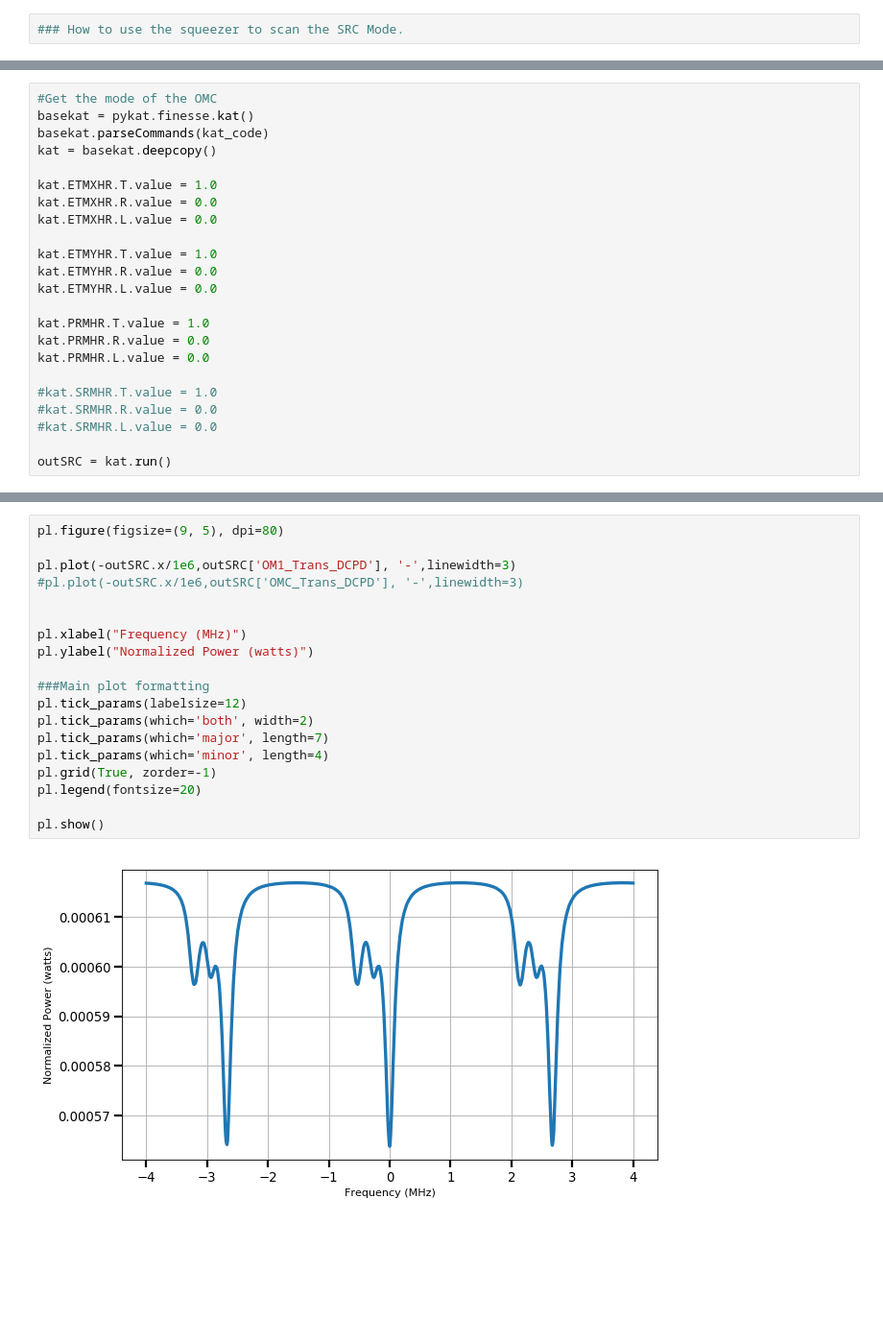
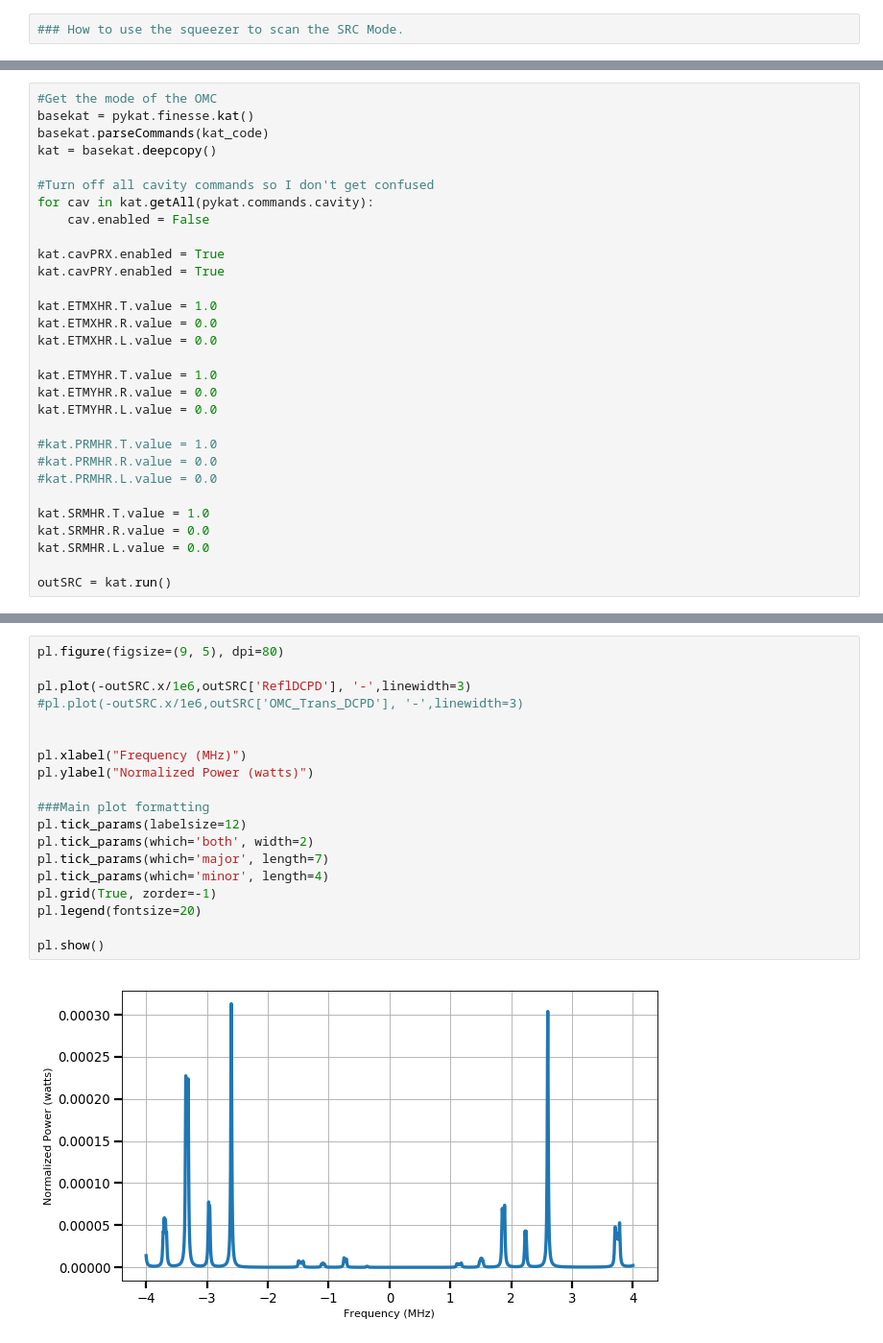
Before and after one commit to TVoPhysics/TVo_Thesis, a Jupyter notebook: Calculations/Finesse/Sqz_SRC_ModeScan/SRC_ModeScan.ipynb, the cells around one changed output, grey strips where cells are left out. Shown at 96% size. Saved outputs shown, nothing was run; the diff lists cells and outputs as text; blank space fills up the shorter version.

Commit message:
Added simulations
Power recycling cavity sim

```diff
--- a/Calculations/Finesse/Sqz_SRC_ModeScan/SRC_ModeScan.ipynb
+++ b/Calculations/Finesse/Sqz_SRC_ModeScan/SRC_ModeScan.ipynb
@@ -449,6 +460,13 @@ maxtem 2
 basekat = pykat.finesse.kat()
 basekat.parseCommands(kat_code)
 kat = basekat.deepcopy()
+
+#Turn off all cavity commands so I don't get confused
+for cav in kat.getAll(pykat.commands.cavity):
+    cav.enabled = False
+
+kat.cavPRX.enabled = True
+kat.cavPRY.enabled = True
 
 kat.ETMXHR.T.value = 1.0
 kat.ETMXHR.R.value = 0.0
@@ -458,13 +476,13 @@ kat.ETMYHR.T.value = 1.0
 kat.ETMYHR.R.value = 0.0
 kat.ETMYHR.L.value = 0.0
 
-kat.PRMHR.T.value = 1.0
-kat.PRMHR.R.value = 0.0
-kat.PRMHR.L.value = 0.0
+#kat.PRMHR.T.value = 1.0
+#kat.PRMHR.R.value = 0.0
+#kat.PRMHR.L.value = 0.0
 
-#kat.SRMHR.T.value = 1.0
-#kat.SRMHR.R.value = 0.0
-#kat.SRMHR.L.value = 0.0
+kat.SRMHR.T.value = 1.0
+kat.SRMHR.R.value = 0.0
+kat.SRMHR.L.value = 0.0
 
 outSRC = kat.run()
 # %% [output]
@@ -482,24 +507,24 @@ Finished in 3.23147 seconds
 # %%
 pl.figure(figsize=(9, 5), dpi=80)
 
-pl.plot(-outSRC.x/1e6,outSRC['OM1_Trans_DCPD'], '-',linewidth=3)
+pl.plot(-outSRC.x/1e6,outSRC['ReflDCPD'], '-',linewidth=3)
 #pl.plot(-outSRC.x/1e6,outSRC['OMC_Trans_DCPD'], '-',linewidth=3)
 
 
 pl.xlabel("Frequency (MHz)")
 pl.ylabel("Normalized Power (watts)")
 
 ###Main plot formatting
 pl.tick_params(labelsize=12)
 pl.tick_params(which='both', width=2)
 pl.tick_params(which='major', length=7)
 pl.tick_params(which='minor', length=4)
 pl.grid(True, zorder=-1)
 pl.legend(fontsize=20)
 
 pl.show()
 # %% [output]
-[figure, old version]
+[figure, new version]
 # %%
 print(outSRC['cavSRX_x_stability'][0])
 print(outSRC['cavSRX_y_stability'][0])
```
Also changed, not shown: parts of 5 cells of this notebook, 30 other files.
